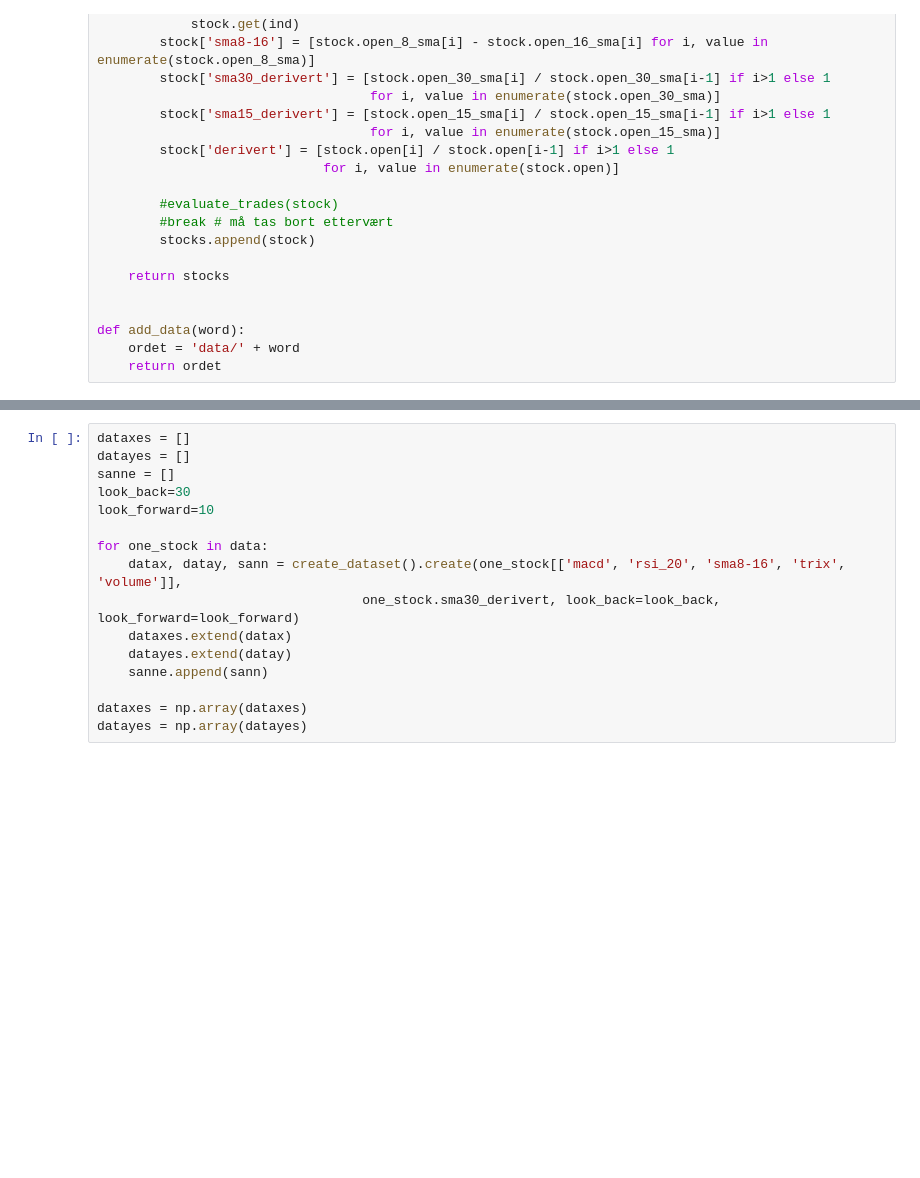
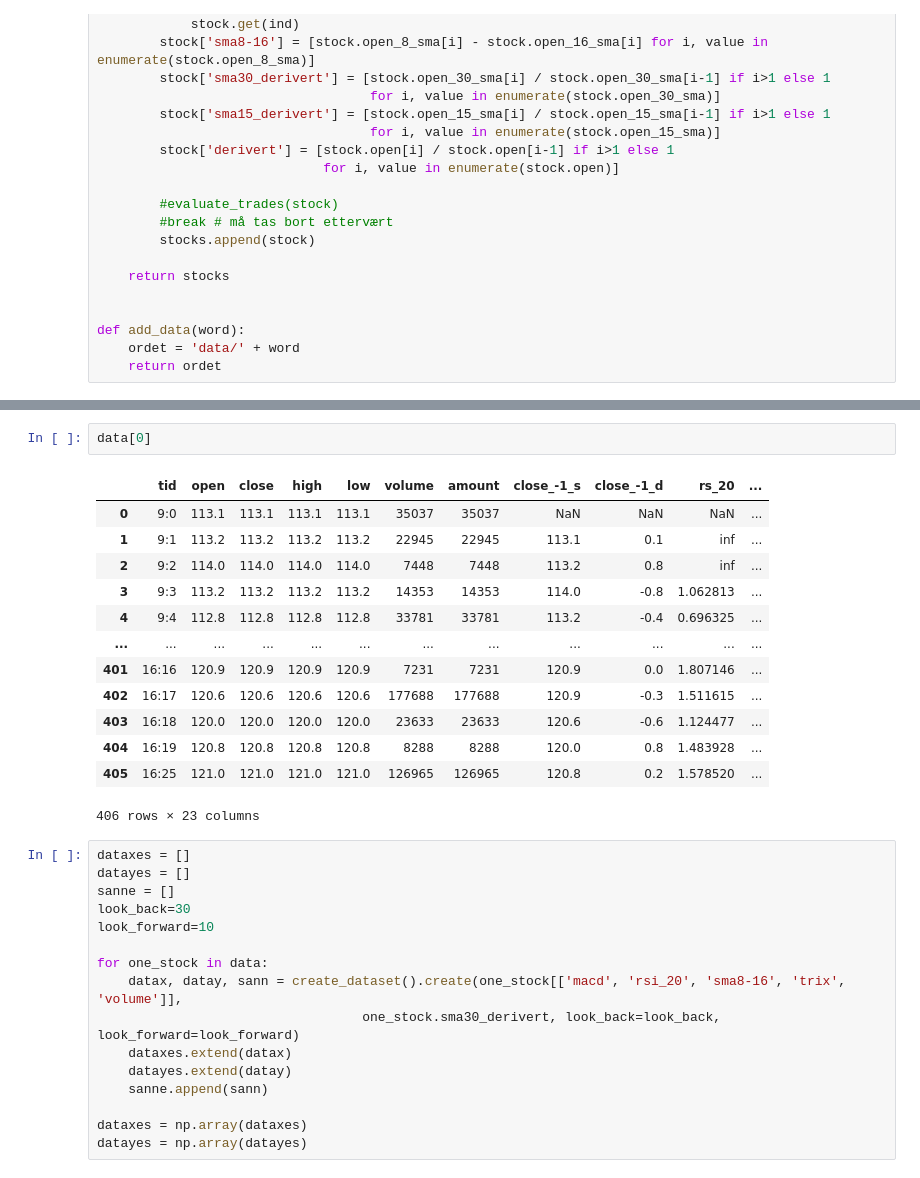
Before and after one commit to stianteien/instradag, a Jupyter notebook: RNN_build.ipynb, the cells around one changed output, grey strips where cells are left out. Drawn from its saved outputs; the diff is of its cells as text; blank space fills up the shorter version.

```diff
--- a/RNN_build.ipynb
+++ b/RNN_build.ipynb
@@ -62,3 +66,19 @@ NOTE: Behavior of MACDH calculation has changed as of July 2017 - it is now 1/2
+# %%
+data[0]
+# %% [output]
+|  | tid | open | close | high | low | volume | amount | close_-1_s | close_-1_d | rs_20 | ... |
+| 0 | 9:0 | 113.1 | 113.1 | 113.1 | 113.1 | 35037 | 35037 | NaN | NaN | NaN | ... |
+| 1 | 9:1 | 113.2 | 113.2 | 113.2 | 113.2 | 22945 | 22945 | 113.1 | 0.1 | inf | ... |
+| 2 | 9:2 | 114.0 | 114.0 | 114.0 | 114.0 | 7448 | 7448 | 113.2 | 0.8 | inf | ... |
+| 3 | 9:3 | 113.2 | 113.2 | 113.2 | 113.2 | 14353 | 14353 | 114.0 | -0.8 | 1.062813 | ... |
+| 4 | 9:4 | 112.8 | 112.8 | 112.8 | 112.8 | 33781 | 33781 | 113.2 | -0.4 | 0.696325 | ... |
+| ... | ... | ... | ... | ... | ... | ... | ... | ... | ... | ... | ... |
+| 401 | 16:16 | 120.9 | 120.9 | 120.9 | 120.9 | 7231 | 7231 | 120.9 | 0.0 | 1.807146 | ... |
+| 402 | 16:17 | 120.6 | 120.6 | 120.6 | 120.6 | 177688 | 177688 | 120.9 | -0.3 | 1.511615 | ... |
+| 403 | 16:18 | 120.0 | 120.0 | 120.0 | 120.0 | 23633 | 23633 | 120.6 | -0.6 | 1.124477 | ... |
+| 404 | 16:19 | 120.8 | 120.8 | 120.8 | 120.8 | 8288 | 8288 | 120.0 | 0.8 | 1.483928 | ... |
+| 405 | 16:25 | 121.0 | 121.0 | 121.0 | 121.0 | 126965 | 126965 | 120.8 | 0.2 | 1.578520 | ... |
+406 rows × 23 columns
 # %%
 dataxes = []
 datayes = []
```
Also changed, not shown: parts of 11 cells of this notebook.
